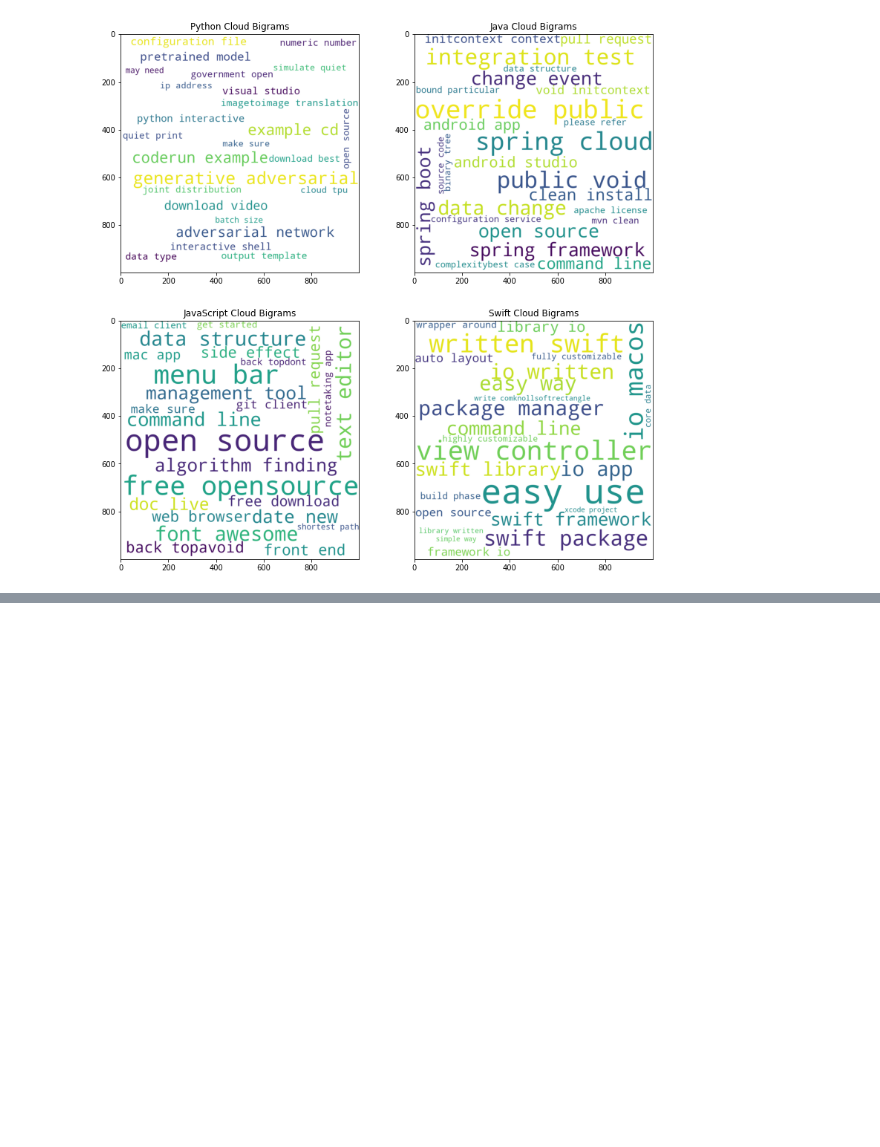
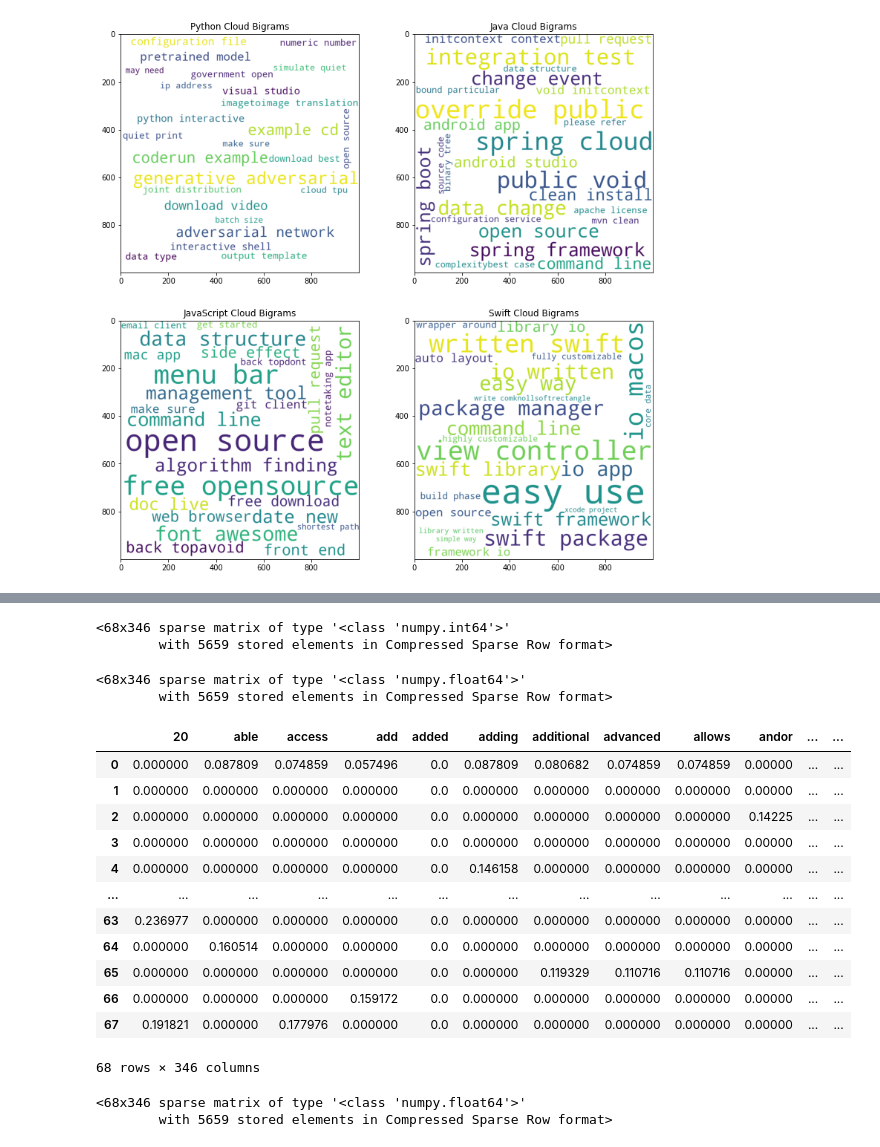
Before and after one commit to Codeup-B-Squared/NLP-Analysis, a Jupyter notebook: acquire-scratchpad-Mainali.ipynb, the cells around one changed output, grey strips where cells are left out. Drawn from its saved outputs; the diff is of its cells as text; code cells hidden in the pictures; blank space fills up the shorter version.

```diff
--- a/acquire-scratchpad-Mainali.ipynb
+++ b/acquire-scratchpad-Mainali.ipynb
@@ -309,0 +303,8 @@ df1
+# %%
+# changing the datatypes
+
+df1.watchers=  df1.watchers.str.replace('.', '').str.replace('k','00').astype(int)
+
+df1.stars = df1.stars.str.replace('.', '').str.replace('k','00').astype(int)
+
+df1.forks = df1.forks.str.replace('.', '').str.replace('k','00').astype(int)
@@ -708,0 +723,4 @@ Text(0.5, 1.0, 'Swift Cloud Bigrams')
+# %%
+# lets split our data to train and validate for further exploration
+
+train,validate = Prepare.train_validate(df1)
@@ -708,0 +750,6 @@ Text(0.5, 1.0, 'Swift Cloud Bigrams')
+# %%
+bow = vectorizer.transform(train.filtered)
+bow
+# %% [output]
+<68x346 sparse matrix of type '<class 'numpy.int64'>'
+        with 5659 stored elements in Compressed Sparse Row format>
@@ -708,0 +767,28 @@ Text(0.5, 1.0, 'Swift Cloud Bigrams')
+# %%
+from sklearn.feature_extraction.text import TfidfVectorizer
+
+tfidf = TfidfVectorizer(stop_words='english', min_df=10,
+                             ngram_range=(1,2),
+                             binary=True)
+
+tfidf_sparse_matrix = tfidf.fit_transform(train.filtered)
+tfidf_sparse_matrix
+# %% [output]
+<68x346 sparse matrix of type '<class 'numpy.float64'>'
+        with 5659 stored elements in Compressed Sparse Row format>
+# %%
+pd.DataFrame(tfidf_sparse_matrix.todense(), columns=tfidf.get_feature_names())
+# %% [output]
+|  | 20 | able | access | add | added | adding | additional | advanced | allows | andor | ... | ... |
+| 0 | 0.000000 | 0.087809 | 0.074859 | 0.057496 | 0.0 | 0.087809 | 0.080682 | 0.074859 | 0.074859 | 0.00000 | ... | ... |
+| 1 | 0.000000 | 0.000000 | 0.000000 | 0.000000 | 0.0 | 0.000000 | 0.000000 | 0.000000 | 0.000000 | 0.00000 | ... | ... |
+| 2 | 0.000000 | 0.000000 | 0.000000 | 0.000000 | 0.0 | 0.000000 | 0.000000 | 0.000000 | 0.000000 | 0.14225 | ... | ... |
+| 3 | 0.000000 | 0.000000 | 0.000000 | 0.000000 | 0.0 | 0.000000 | 0.000000 | 0.000000 | 0.000000 | 0.00000 | ... | ... |
+| 4 | 0.000000 | 0.000000 | 0.000000 | 0.000000 | 0.0 | 0.146158 | 0.000000 | 0.000000 | 0.000000 | 0.00000 | ... | ... |
+| ... | ... | ... | ... | ... | ... | ... | ... | ... | ... | ... | ... | ... |
+| 63 | 0.236977 | 0.000000 | 0.000000 | 0.000000 | 0.0 | 0.000000 | 0.000000 | 0.000000 | 0.000000 | 0.00000 | ... | ... |
+| 64 | 0.000000 | 0.160514 | 0.000000 | 0.000000 | 0.0 | 0.000000 | 0.000000 | 0.000000 | 0.000000 | 0.00000 | ... | ... |
+| 65 | 0.000000 | 0.000000 | 0.000000 | 0.000000 | 0.0 | 0.000000 | 0.119329 | 0.110716 | 0.110716 | 0.00000 | ... | ... |
+| 66 | 0.000000 | 0.000000 | 0.000000 | 0.159172 | 0.0 | 0.000000 | 0.000000 | 0.000000 | 0.000000 | 0.00000 | ... | ... |
+| 67 | 0.191821 | 0.000000 | 0.177976 | 0.000000 | 0.0 | 0.000000 | 0.000000 | 0.000000 | 0.000000 | 0.00000 | ... | ... |
+68 rows × 346 columns
@@ -708,0 +814,8 @@ Text(0.5, 1.0, 'Swift Cloud Bigrams')
+# %%
+y = train['language']
+
+X_bow
+X_tfidf
+# %% [output]
+<68x346 sparse matrix of type '<class 'numpy.float64'>'
+        with 5659 stored elements in Compressed Sparse Row format>
```
Also changed, not shown: parts of 19 cells of this notebook.
